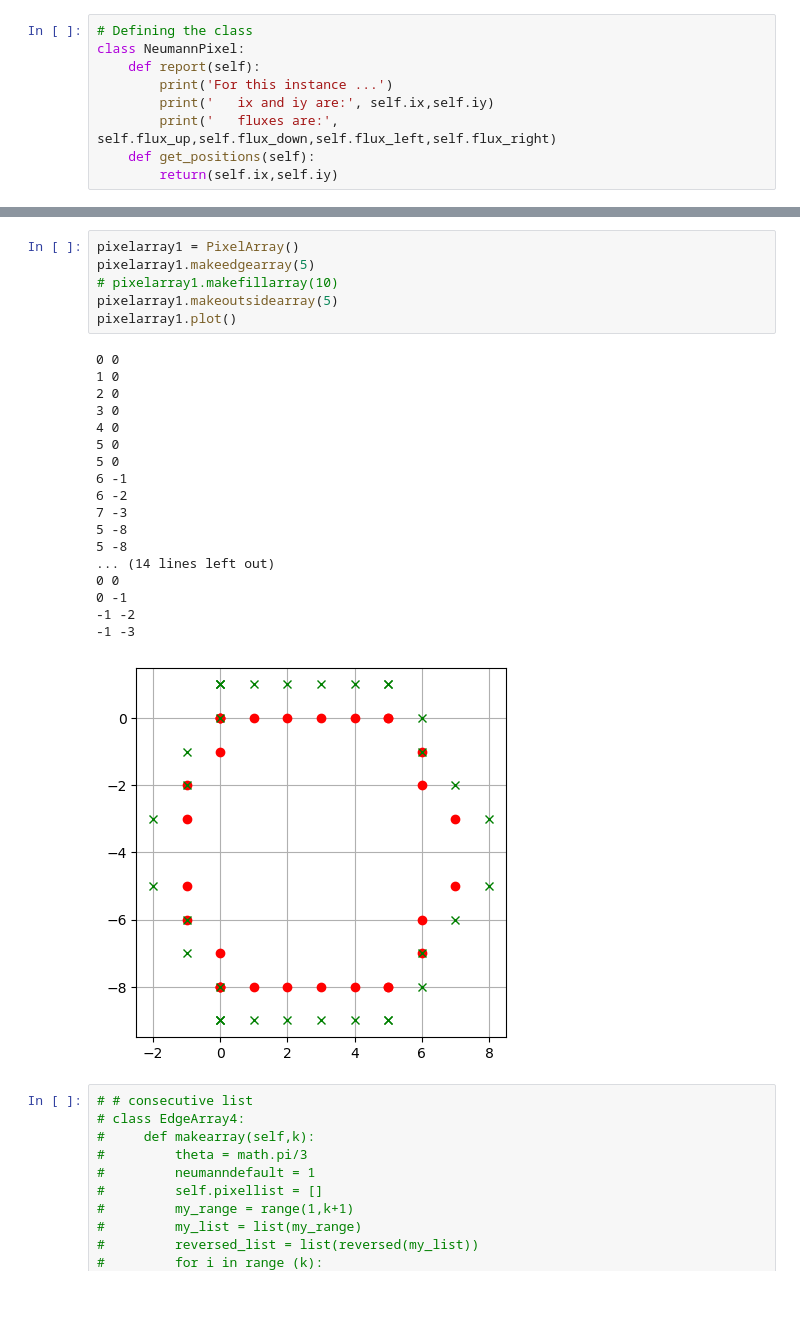
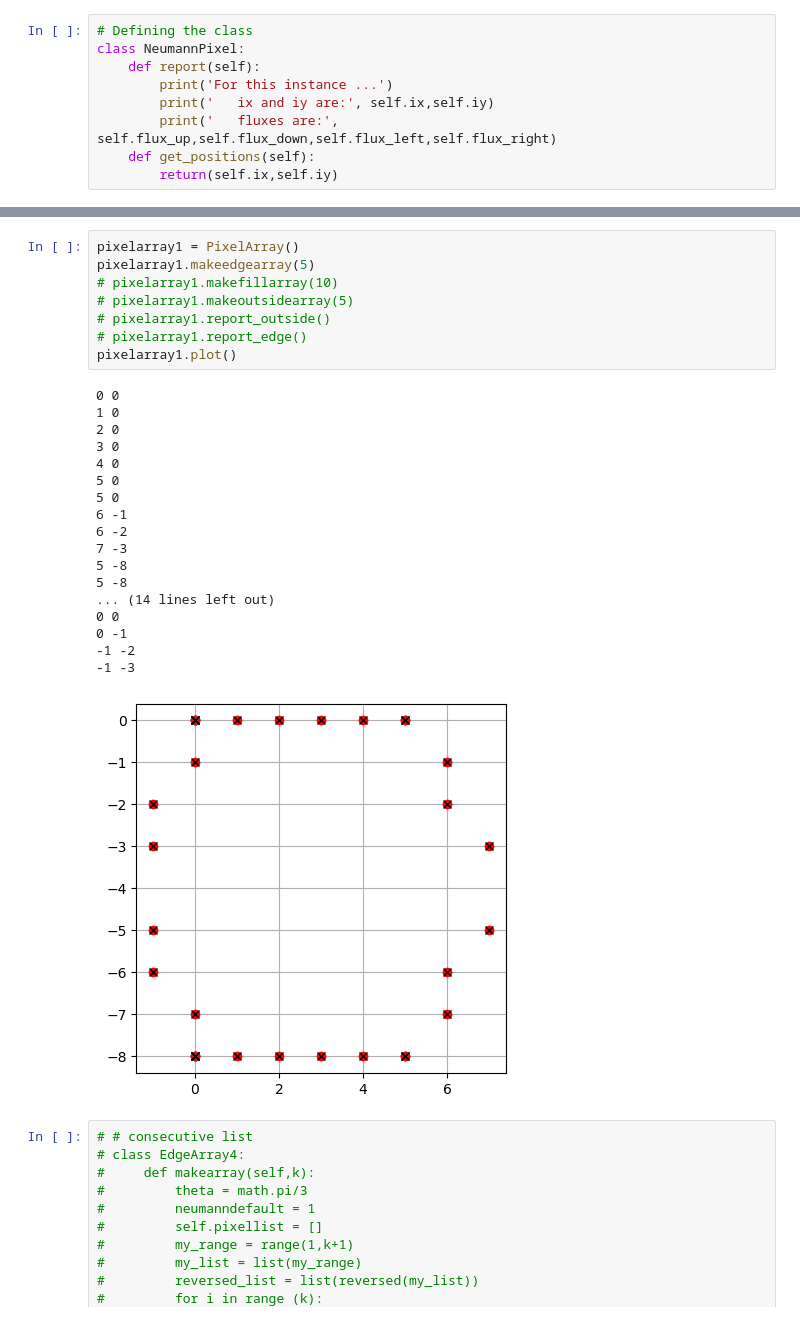
Before and after one commit to upschemistry/icecontinuum, a Jupyter notebook: 2024 - ethill/Hex2DTry3.ipynb, the cells around one changed output, grey strips where cells are left out. Drawn from its saved outputs; the diff is of its cells as text.

```diff
--- a/2024 - ethill/Hex2DTry3.ipynb
+++ b/2024 - ethill/Hex2DTry3.ipynb
@@ -320,28 +341,30 @@ class PixelArray:
 # %%
 pixelarray1 = PixelArray()
 pixelarray1.makeedgearray(5)
 # pixelarray1.makefillarray(10)
-pixelarray1.makeoutsidearray(5)
+# pixelarray1.makeoutsidearray(5)
+# pixelarray1.report_outside()
+# pixelarray1.report_edge()
 pixelarray1.plot()
 # %% [output]
 0 0
 1 0
 2 0
 3 0
 4 0
 5 0
 5 0
 6 -1
 6 -2
 7 -3
 5 -8
 5 -8
 ... (14 lines left out)
 0 0
 0 -1
 -1 -2
 -1 -3
-[figure, old version]
+[figure, new version]
 # %%
 # # consecutive list
 # class EdgeArray4:
```
Also changed, not shown: parts of 2 cells of this notebook, 2 other files.
